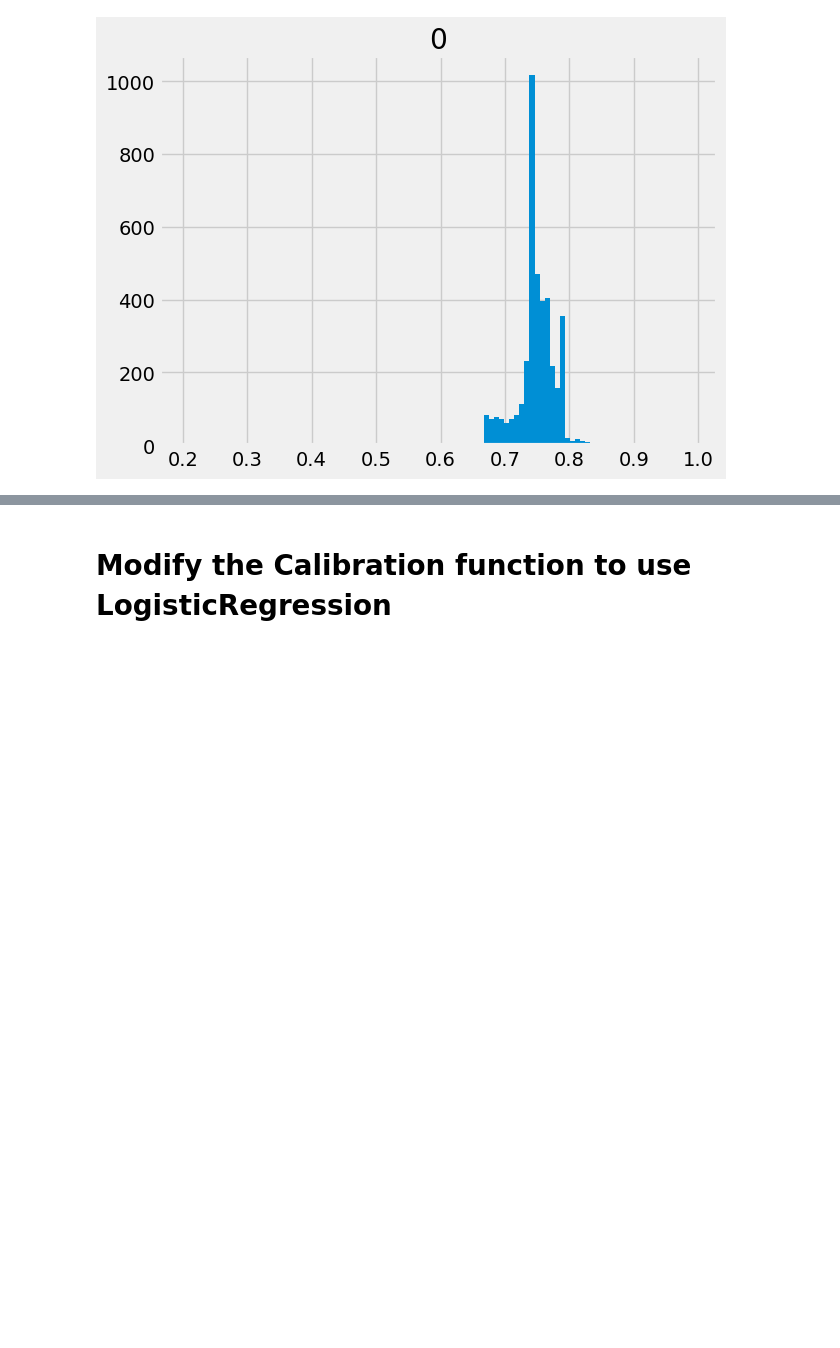
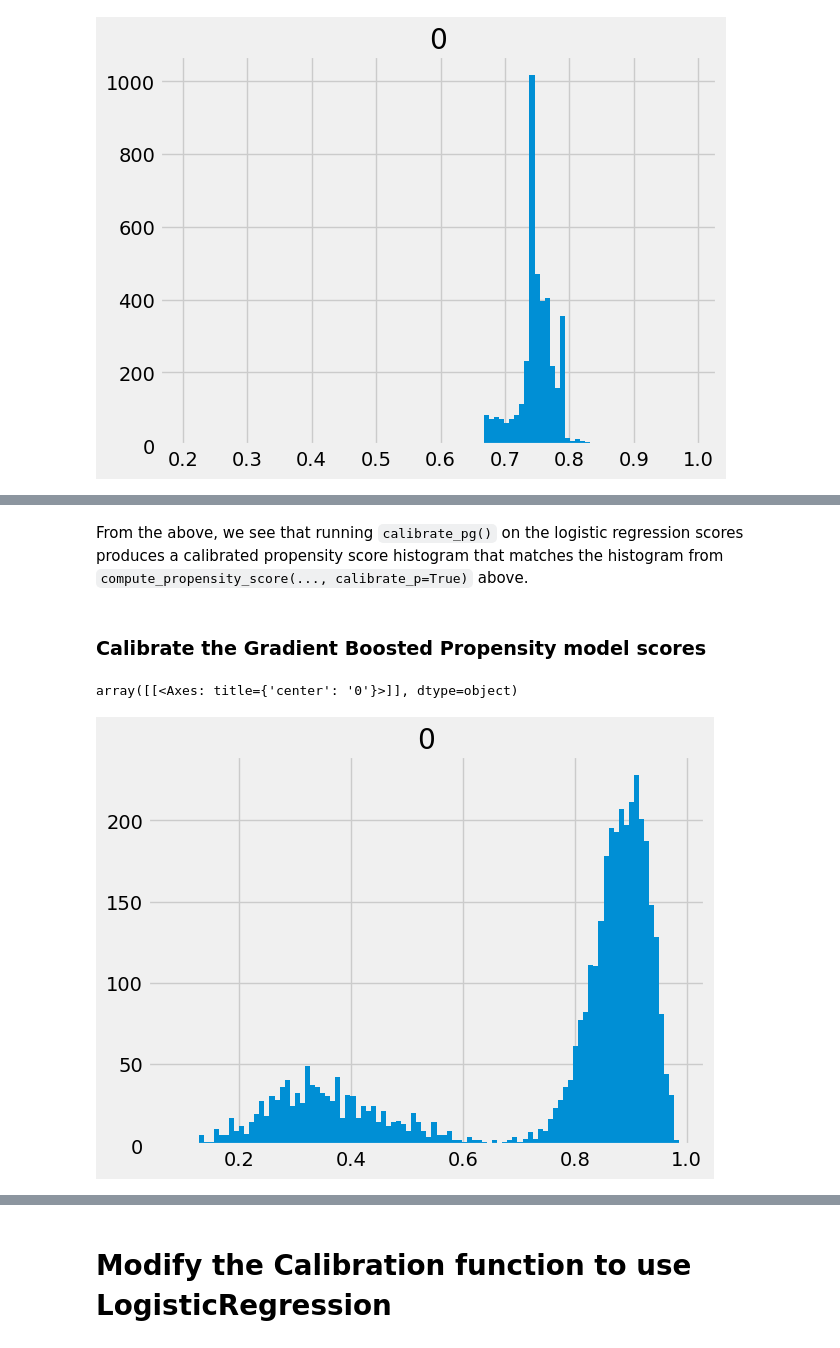
Before and after one commit to ras44/causalml, a Jupyter notebook: docs/examples/pygam_removal_and_testing.ipynb, the cells around one changed output, grey strips where cells are left out. Saved outputs shown, nothing was run; the diff lists cells and outputs as text; code cells hidden in the pictures; blank space fills up the shorter version.

```diff
--- a/docs/examples/pygam_removal_and_testing.ipynb
+++ b/docs/examples/pygam_removal_and_testing.ipynb
@@ -187 +218,10 @@ df_sorted
+# %% [markdown]
+From the above, we see that running `calibrate_pg()` on the logistic regression scores produces a calibrated propensity score histogram that matches the histogram from `compute_propensity_score(..., calibrate_p=True)` above.
+# %% [markdown]
+### Calibrate the Gradient Boosted Propensity model scores
+# %%
+pd.DataFrame(ps_gbm).hist(bins=100)
+# %% [output]
+array([[<Axes: title={'center': '0'}>]], dtype=object)
+[figure, added]
 # %%
```
Also changed, not shown: parts of 109 cells of this notebook.
